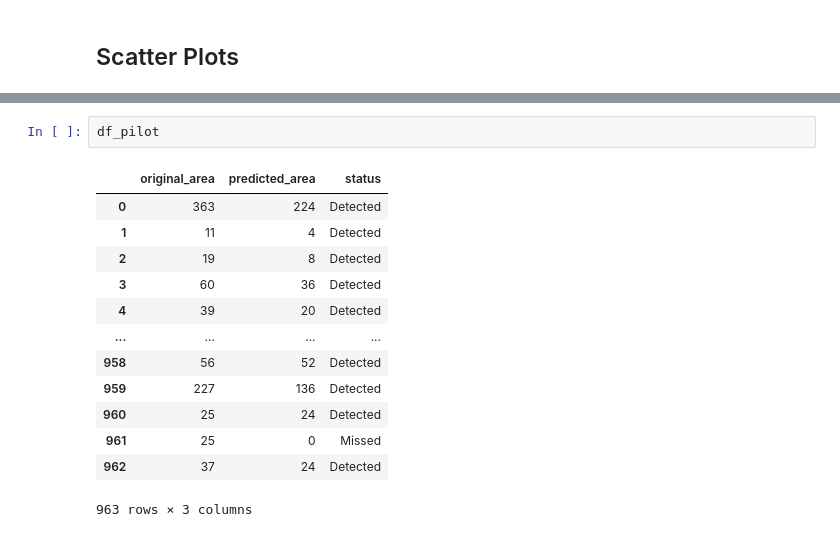
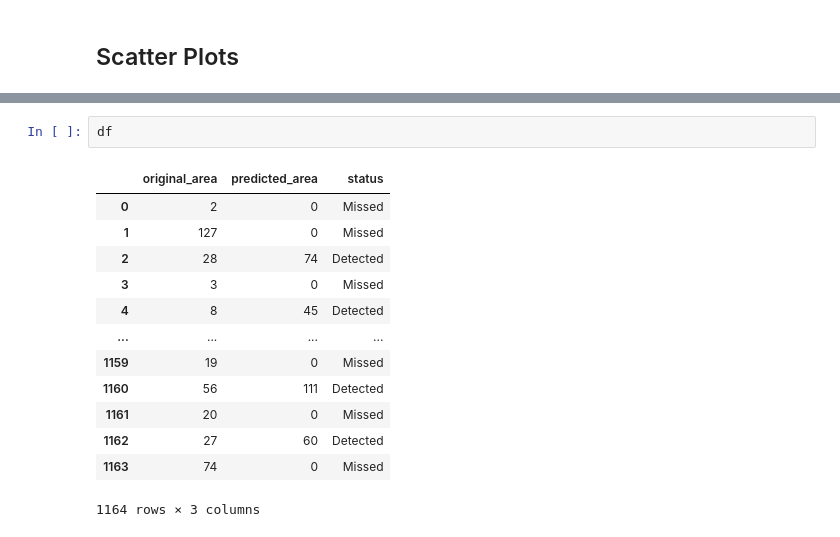
Before and after one commit to CaicedoLab/micronuclei-detection, a Jupyter notebook: figures/object-size.ipynb, the cells around one changed output, grey strips where cells are left out. Drawn from its saved outputs; the diff is of its cells as text.

```diff
--- a/figures/object-size.ipynb
+++ b/figures/object-size.ipynb
@@ -576,19 +239,19 @@ for i in range(len(pilot)):
-# %%
-df_pilot
-# %% [output]
-|  | original_area | predicted_area | status |
-| 0 | 363 | 224 | Detected |
-| 1 | 11 | 4 | Detected |
-| 2 | 19 | 8 | Detected |
-| 3 | 60 | 36 | Detected |
-| 4 | 39 | 20 | Detected |
-| ... | ... | ... | ... |
-| 958 | 56 | 52 | Detected |
-| 959 | 227 | 136 | Detected |
-| 960 | 25 | 24 | Detected |
-| 961 | 25 | 0 | Missed |
-| 962 | 37 | 24 | Detected |
-963 rows × 3 columns
+# %%
+df
+# %% [output]
+|  | original_area | predicted_area | status |
+| 0 | 2 | 0 | Missed |
+| 1 | 127 | 0 | Missed |
+| 2 | 28 | 74 | Detected |
+| 3 | 3 | 0 | Missed |
+| 4 | 8 | 45 | Detected |
+| ... | ... | ... | ... |
+| 1159 | 19 | 0 | Missed |
+| 1160 | 56 | 111 | Detected |
+| 1161 | 20 | 0 | Missed |
+| 1162 | 27 | 60 | Detected |
+| 1163 | 74 | 0 | Missed |
+1164 rows × 3 columns
 # %%
 import seaborn as sns
 
```
Also changed, not shown: parts of 84 cells of this notebook.
